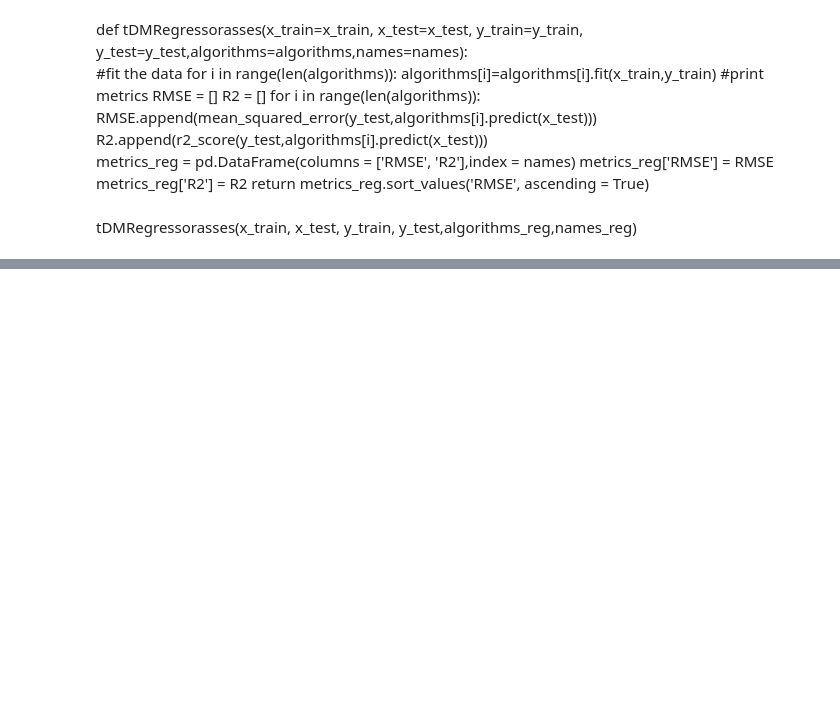
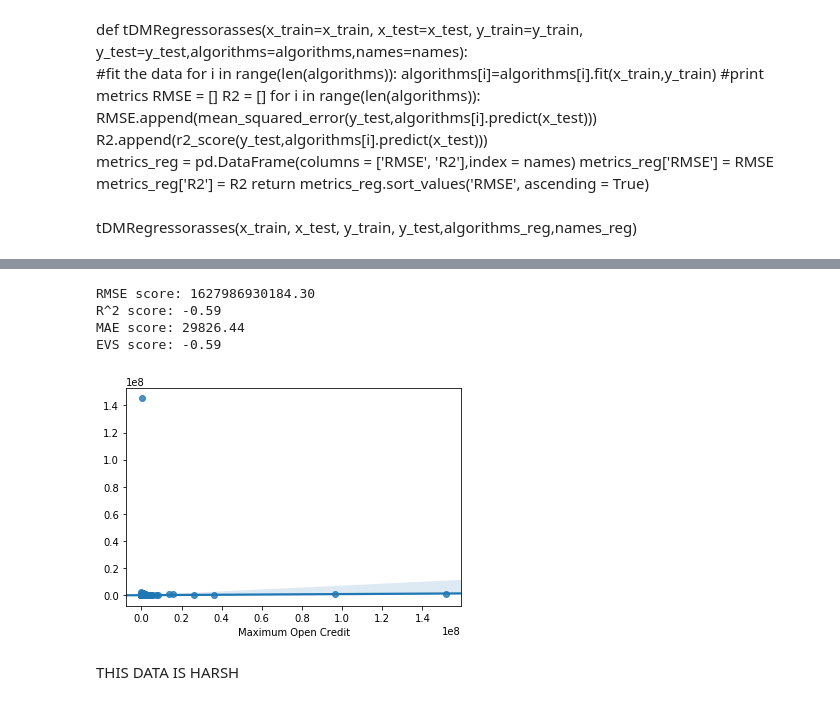
Before and after one commit to kariegray/DevMasters, a Jupyter notebook: pbl0.ipynb, the cells around one changed output, grey strips where cells are left out. Cells and saved outputs as stored; diff of their text form; code cells hidden in the pictures; blank space fills up the shorter version.

```diff
--- a/pbl0.ipynb
+++ b/pbl0.ipynb
@@ -736,0 +704,29 @@ names_reg = ['Ridge', 'Lasso', 'K Nearest', 'Logistic','Single Tree','Random For
+# %%
+from sklearn.model_selection import train_test_split
+import statsmodels.api as sm
+import numpy as np
+from sklearn.metrics import mean_squared_error, r2_score
+from sklearn import linear_model
+from sklearn.linear_model import Ridge, Lasso
+#from sklearn.neighbors import KNeighborsRegressor
+from sklearn.linear_model import LogisticRegression
+from sklearn.tree import DecisionTreeRegressor
+from sklearn.ensemble import RandomForestRegressor
+from sklearn.ensemble import GradientBoostingRegressor
+from xgboost.sklearn import XGBRegressor
+#from sklearn import svm
+#rid=Ridge(alpha=0.01)
+#lass=Lasso(alpha=0.01,max_iter=10e5)
+#k = KNeighborsRegressor()
+log = LogisticRegression()
+d = DecisionTreeRegressor()
+r = RandomForestRegressor()
+gbc = GradientBoostingRegressor()
+xgbc = XGBRegressor()
+#svm = svm.LinearSVR()
+from sklearn.datasets import load_digits
+from sklearn.model_selection import learning_curve
+from sklearn.model_selection import cross_val_score
+from sklearn.model_selection import cross_validate,GridSearchCV  #Additional
+# %%
+x_train, x_test, y_train, y_test=train_test_split(features_amt,target_amt,test_size=0.2, random_state=42)
@@ -736,0 +736,5 @@ names_reg = ['Ridge', 'Lasso', 'K Nearest', 'Logistic','Single Tree','Random For
+# %%
+from sklearn.preprocessing import MinMaxScaler
+scaling = MinMaxScaler(feature_range=(-1,1)).fit(x_train)
+x_train = scaling.transform(x_train)
+x_test = scaling.transform(x_test)
@@ -787,0 +766,2 @@ rp = sns.regplot(x=y_test, y=predictions)
+# %%
+xgbc.fit(x_train,y_train)
@@ -787,0 +777,15 @@ rp = sns.regplot(x=y_test, y=predictions)
+# %%
+predictions = xgbc.predict(x_test)
+print(f'RMSE score: {mean_squared_error(y_true=y_test, y_pred=predictions):.2f}')
+print(f'R^2 score: {r2_score(y_true=y_test, y_pred=predictions):.2f}')
+print(f'MAE score: {mean_absolute_error(y_true=y_test, y_pred=predictions):.2f}')
+print(f'EVS score: {explained_variance_score(y_true=y_test, y_pred=predictions):.2f}')
+rp = sns.regplot(x=y_test, y=predictions)
+# %% [output]
+RMSE score: 1627986930184.30
+R^2 score: -0.59
+MAE score: 29826.44
+EVS score: -0.59
+[figure, added]
+# %% [markdown]
+THIS DATA IS HARSH
```
Also changed, not shown: parts of 20 cells of this notebook.
